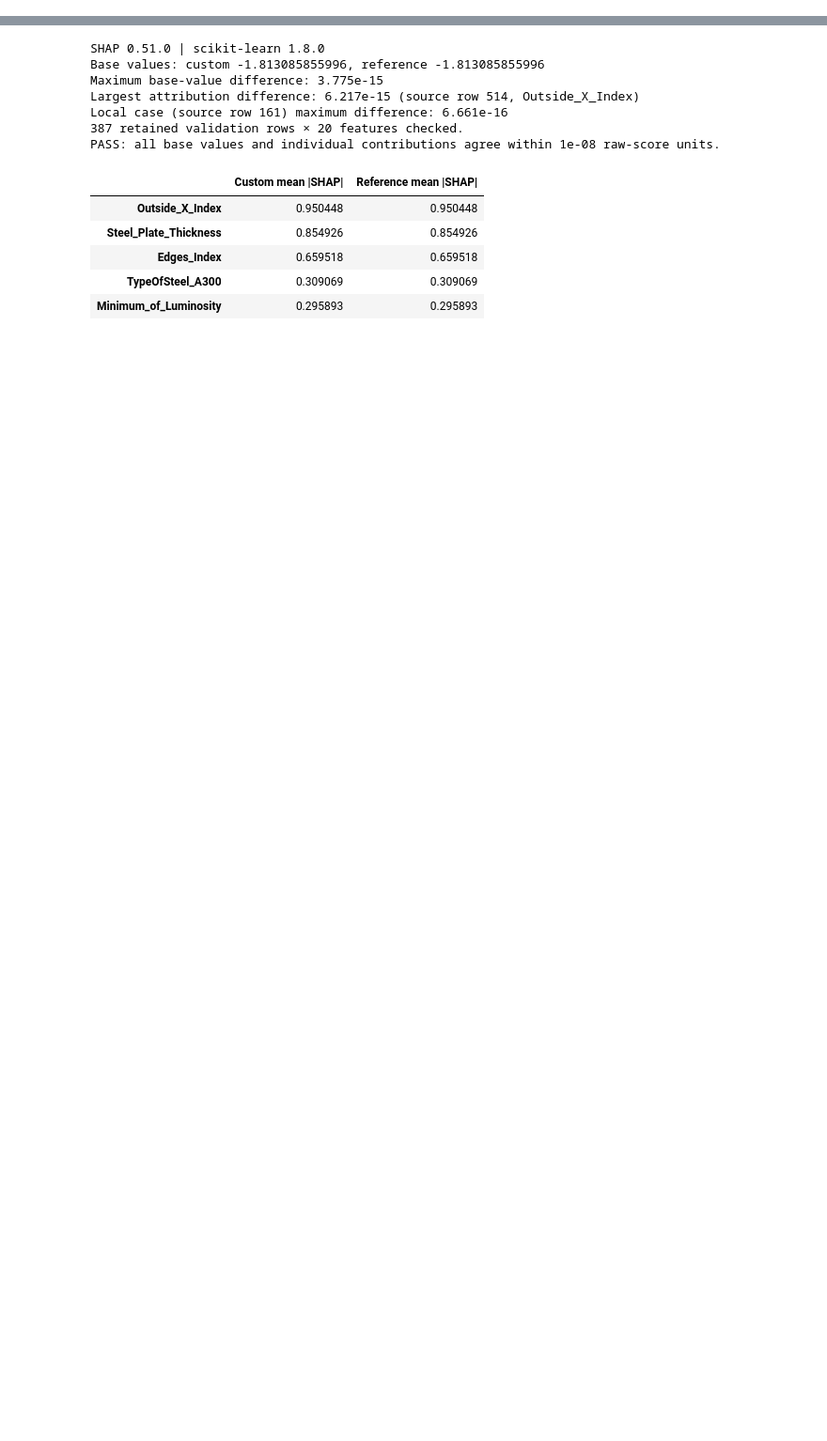
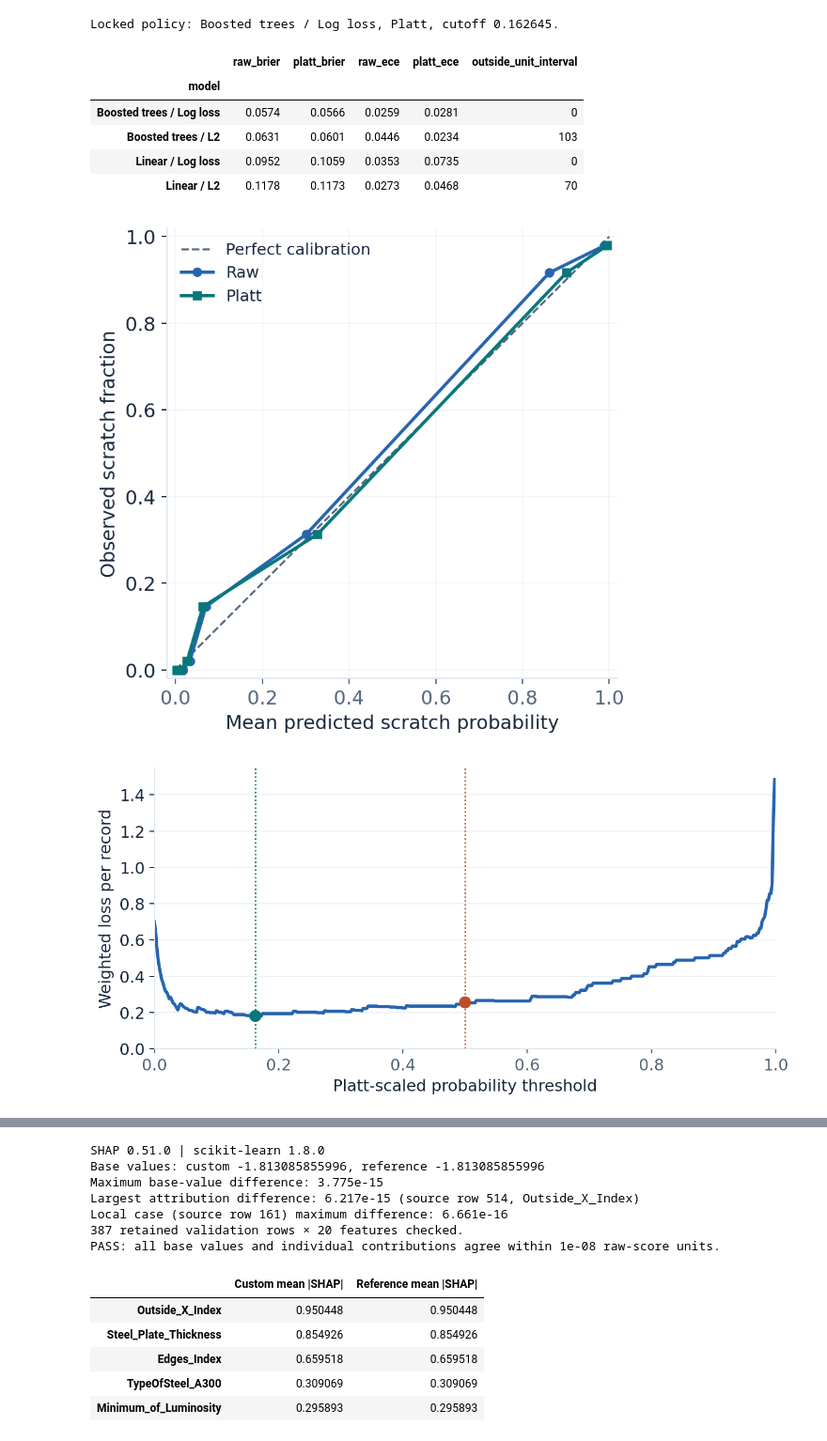
Before and after one commit to Ananya8576/dba5106-proj2, a Jupyter notebook: final/steel-scratch-triage/Project2_Steel_Scratch_Triage_TreeSHAP_Audit.ipynb, the cells around one changed output, grey strips where cells are left out. Shown at 94% size. Cells and saved outputs as stored; diff of their text form; code cells hidden in the pictures; blank space fills up the shorter version.

```diff
--- a/final/steel-scratch-triage/Project2_Steel_Scratch_Triage_TreeSHAP_Audit.ipynb
+++ b/final/steel-scratch-triage/Project2_Steel_Scratch_Triage_TreeSHAP_Audit.ipynb
@@ -23,19 +13,16 @@ The audit verifies the calculations that explain how the model scored a fault. E
 # %%
-import json
 from pathlib import Path
+import pandas as pd
+from IPython.display import Image, display
+from analysis import analyze, load_data, make_splits
 
-import pandas as pd
-from IPython.display import display
-
-from analysis import load_data, make_splits
-
-data = Path('data/faults.csv')
-results = Path('results')
+root = Path.cwd()
+data = root / 'data' / 'faults.csv'
+results = root / 'results'
 x, y, subtype, audit = load_data(data)
-splits = make_splits(y, audit['excluded_brightness_rows'])
-s = json.loads((results / 'summary.json').read_text())
-if s['audit'] != audit:
-    raise AssertionError('Saved results and current data differ. Run analysis.py first.')
-print(f"{audit['rows']:,} retained faults, including {audit['positive']:,} scratches.")
-print(f"Excluded source rows: {[r['row_id'] for r in audit['excluded_brightness_rows']]}")
+print(f"{audit['rows']:,} records, {audit['positive']:,} scratches, {audit['negative']:,} other faults")
+print(f"Missing cells: {audit['missing_cells']}. Duplicate rows after feature engineering: {audit['duplicate_feature_rows']}.")
+display(pd.DataFrame({'fault label': list(audit['subtypes']), 'records': list(audit['subtypes'].values())}))
+print('Source rows excluded by brightness range:')
+display(pd.DataFrame(audit['excluded_brightness_rows']))
 # %% [output]
@@ -43,0 +66,5 @@ Excluded source rows: [518, 591]
+# %%
+s = analyze(data, results)
+models = pd.DataFrame(s['models']).set_index('model')
+display(models[['cv_auc', 'train_auc', 'validation_auc', 'parameters']].round(4))
+print(f"Highest training-only single-feature AUC: {max(s['single_feature_screen'].values()):.3f}.")
@@ -43,0 +96,17 @@ Excluded source rows: [518, 591]
+# %%
+display(models[['raw_brier', 'platt_brier', 'raw_ece', 'platt_ece', 'outside_unit_interval']].round(4))
+print(f"Locked policy: {s['model_selected']}, {s['calibration_selected']}, cutoff {s['threshold']:.6f}.")
+for plot in ['calibration.png', 'threshold.png']:
+    display(Image(filename=str(results / 'figures' / plot)))
+display(pd.DataFrame(s['validation_decisions']).T[['reviewed', 'fn', 'fp', 'weighted_loss', 'recall']].round(4))
+display(pd.DataFrame(s['validation_sensitivity'])[['cost_fn', 'threshold', 'review_rate', 'fn', 'fp', 'weighted_loss']].round(4))
+# %% [output]
+Locked policy: Boosted trees / Log loss, Platt, cutoff 0.162645.
+|  | raw_brier | platt_brier | raw_ece | platt_ece | outside_unit_interval |
+| model |  |  |  |  |  |
+| Boosted trees / Log loss | 0.0574 | 0.0566 | 0.0259 | 0.0281 | 0 |
+| Boosted trees / L2 | 0.0631 | 0.0601 | 0.0446 | 0.0234 | 103 |
+| Linear / Log loss | 0.0952 | 0.1059 | 0.0353 | 0.0735 | 0 |
+| Linear / L2 | 0.1178 | 0.1173 | 0.0273 | 0.0468 | 70 |
+[figure, added]
+[figure, added]
```
Also changed, not shown: parts of 16 cells of this notebook.
